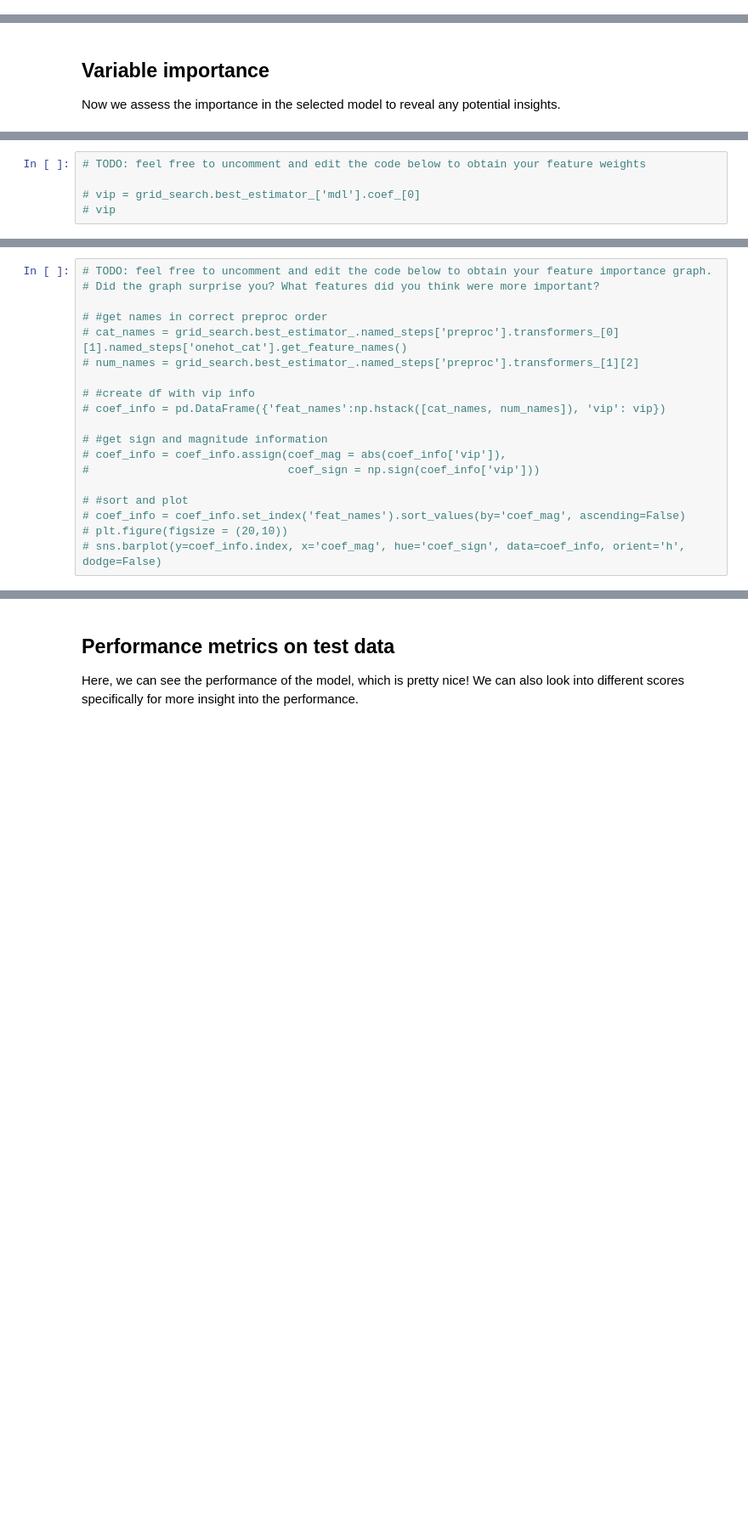
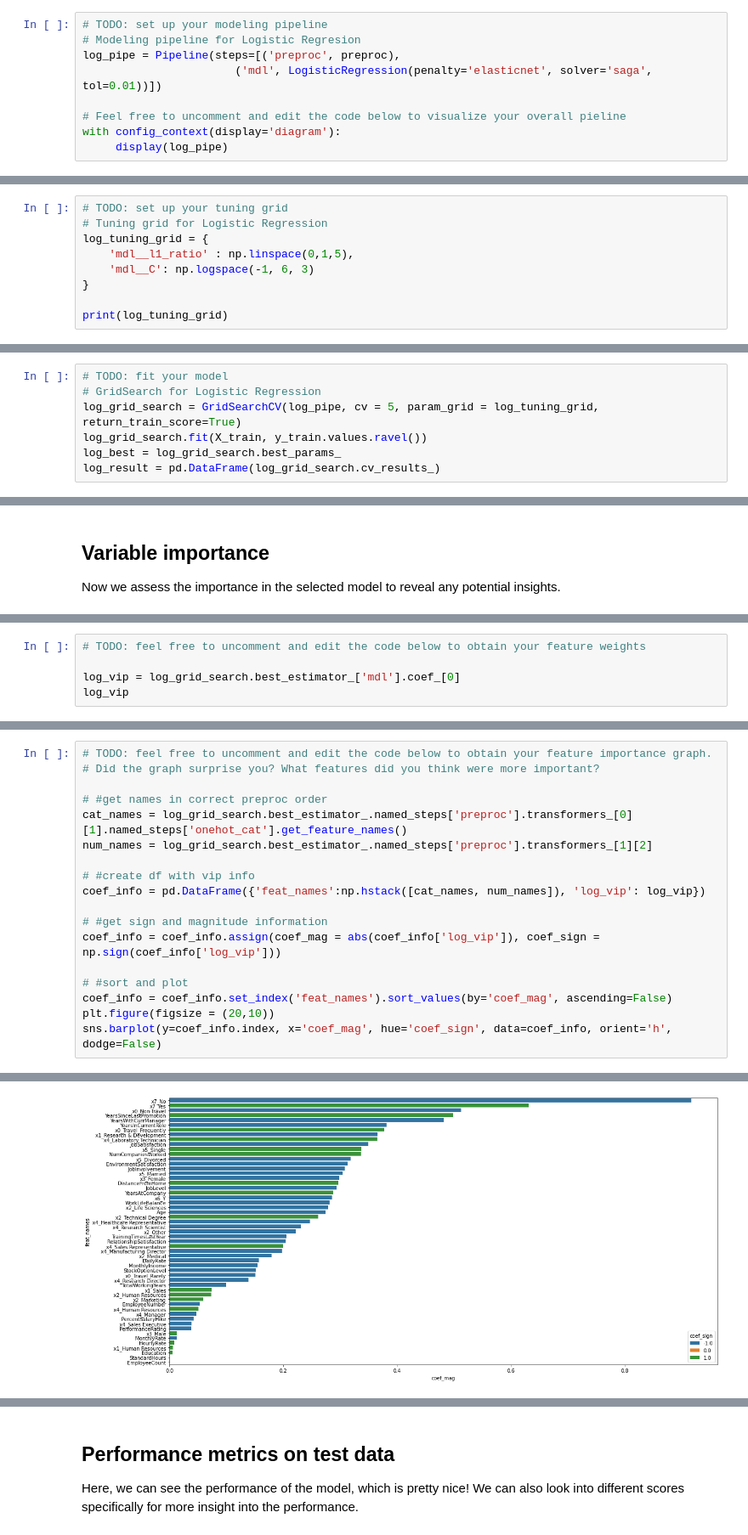
Before and after one commit to MaheshGouru/CS5265-Assignment-5, a Jupyter notebook: employee_churn_template.ipynb, the cells around one changed output, grey strips where cells are left out. Shown at 85% size. Cells and saved outputs as stored; diff of their text form; blank space fills up the shorter version.

```diff
--- a/employee_churn_template.ipynb
+++ b/employee_churn_template.ipynb
@@ -166,0 +198,9 @@ We can now establish the training pipeline for our models. Since this is a proce
+# %%
+# TODO: set up your modeling pipeline
+# Modeling pipeline for Logistic Regresion
+log_pipe = Pipeline(steps=[('preproc', preproc),
+                       ('mdl', LogisticRegression(penalty='elasticnet', solver='saga', tol=0.01))])
+
+# Feel free to uncomment and edit the code below to visualize your overall pieline
+with config_context(display='diagram'):
+     display(log_pipe)
@@ -185,0 +277,9 @@ Now that we have our pipelines, we can now use this as part of cross validation
+# %%
+# TODO: set up your tuning grid
+# Tuning grid for Logistic Regression
+log_tuning_grid = {
+    'mdl__l1_ratio' : np.linspace(0,1,5),
+    'mdl__C': np.logspace(-1, 6, 3)
+}
+
+print(log_tuning_grid)
@@ -185,0 +310,7 @@ Now that we have our pipelines, we can now use this as part of cross validation
+# %%
+# TODO: fit your model
+# GridSearch for Logistic Regression
+log_grid_search = GridSearchCV(log_pipe, cv = 5, param_grid = log_tuning_grid, return_train_score=True)
+log_grid_search.fit(X_train, y_train.values.ravel())
+log_best = log_grid_search.best_params_
+log_result = pd.DataFrame(log_grid_search.cv_results_)
@@ -200,5 +353,5 @@ Now we assess the importance in the selected model to reveal any potential insig
 # %%
 # TODO: feel free to uncomment and edit the code below to obtain your feature weights
 
-# vip = grid_search.best_estimator_['mdl'].coef_[0]
-# vip
+log_vip = log_grid_search.best_estimator_['mdl'].coef_[0]
+log_vip
@@ -207,17 +386,17 @@ Now we assess the importance in the selected model to reveal any potential insig
 # Did the graph surprise you? What features did you think were more important?
 
 # #get names in correct preproc order
-# cat_names = grid_search.best_estimator_.named_steps['preproc'].transformers_[0][1].named_steps['onehot_cat'].get_feature_names()
-# num_names = grid_search.best_estimator_.named_steps['preproc'].transformers_[1][2]
+cat_names = log_grid_search.best_estimator_.named_steps['preproc'].transformers_[0][1].named_steps['onehot_cat'].get_feature_names()
+num_names = log_grid_search.best_estimator_.named_steps['preproc'].transformers_[1][2]
 
 # #create df with vip info
-# coef_info = pd.DataFrame({'feat_names':np.hstack([cat_names, num_names]), 'vip': vip})
+coef_info = pd.DataFrame({'feat_names':np.hstack([cat_names, num_names]), 'log_vip': log_vip})
 
 # #get sign and magnitude information
-# coef_info = coef_info.assign(coef_mag = abs(coef_info['vip']),
-#                              coef_sign = np.sign(coef_info['vip']))
+coef_info = coef_info.assign(coef_mag = abs(coef_info['log_vip']), coef_sign = np.sign(coef_info['log_vip']))
 
 # #sort and plot
-# coef_info = coef_info.set_index('feat_names').sort_values(by='coef_mag', ascending=False)
-# plt.figure(figsize = (20,10))
-# sns.barplot(y=coef_info.index, x='coef_mag', hue='coef_sign', data=coef_info, orient='h', dodge=False)
+coef_info = coef_info.set_index('feat_names').sort_values(by='coef_mag', ascending=False)
+plt.figure(figsize = (20,10))
+sns.barplot(y=coef_info.index, x='coef_mag', hue='coef_sign', data=coef_info, orient='h', dodge=False)
+# %% [output]
@@ -223,0 +404 @@ Now we assess the importance in the selected model to reveal any potential insig
+[figure, added]
```
Also changed, not shown: parts of 29 cells of this notebook.
